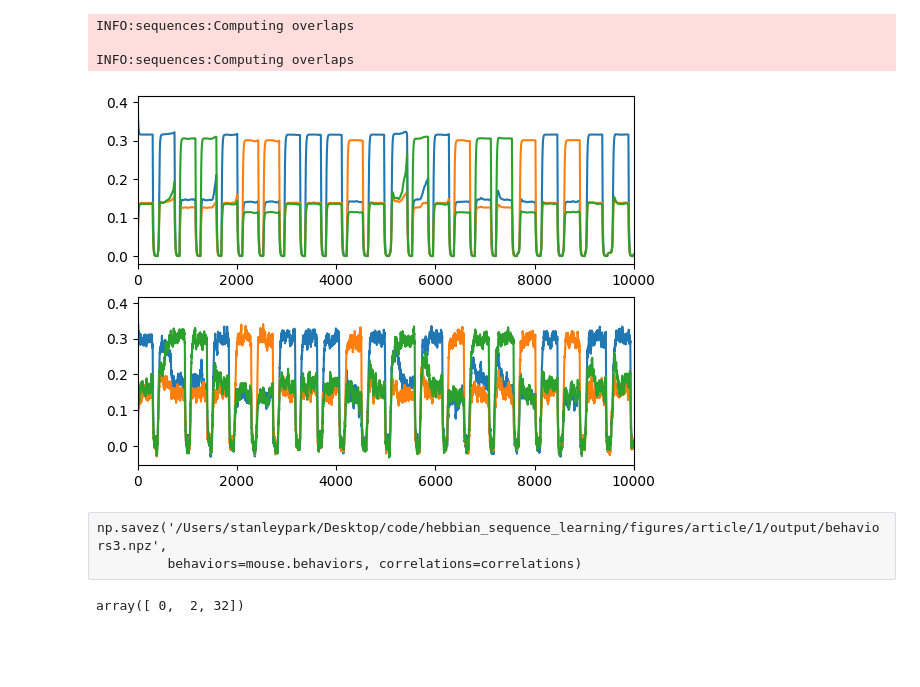
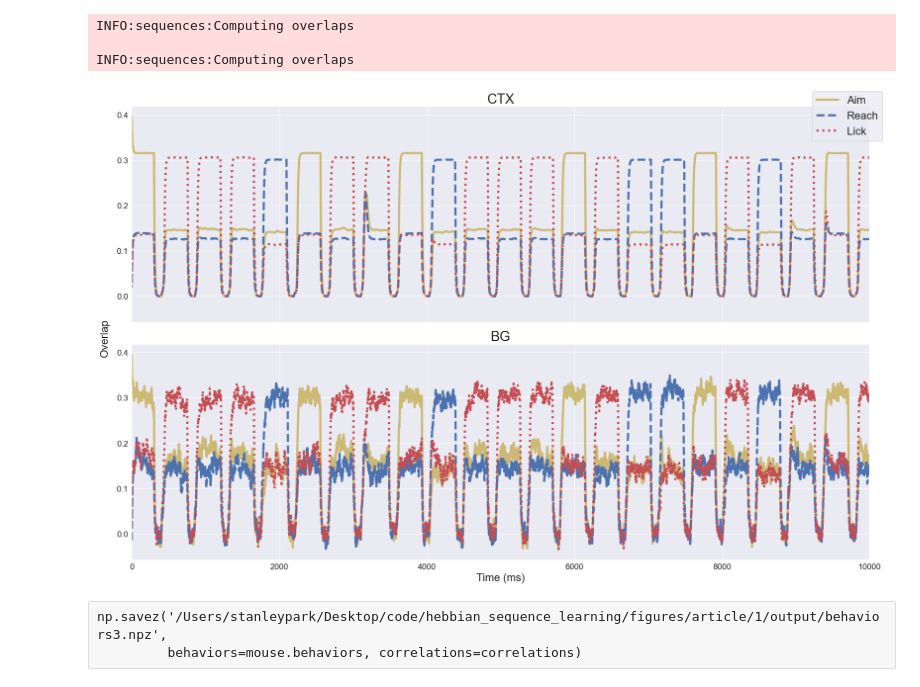
Before and after one commit to jp464/striatal-sequence, a Jupyter notebook: figures/article/1/net2-learning.ipynb, the cells around one changed output. Saved outputs shown, nothing was run; the diff lists cells and outputs as text; code cells hidden in the pictures; blank space fills up the shorter version.

```diff
--- a/figures/article/1/net2-learning.ipynb
+++ b/figures/article/1/net2-learning.ipynb
@@ -117,29 +119,29 @@ overlaps_bg = sequences_bg[0].overlaps(net_bg, bg, phi=phi)
 INFO:sequences:Computing overlaps
 
 INFO:sequences:Computing overlaps
-# %%
-import matplotlib.pyplot as plt
-fig, axes = plt.subplots(2,1)
-a, b = 0, 10000
-for i, v in enumerate(overlaps_ctx):
-    axes[0].plot(v, label=str(i))
-    axes[0].set_xlim(a, b)
-for i, v in enumerate(overlaps_bg):
-    axes[1].plot(v, label=str(i))
-    axes[1].set_xlim(a, b)
-# for i, v in enumerate(overlaps_bg):
-#     axes[2].plot(v, label=str(i))
-#     axes[2].set_xlim(a, b)
-#     axes[0].legend()
-# for i, v in enumerate(correlations_bg):
-#     axes[3].plot(v, label=str(i))
-#     axes[3].set_xlim(a, b)
-# %% [output]
-[figure, removed]
+# %%
+sns.set_style('dark')
+plt.rcParams["font.family"] = "arial"
+colors = sns.color_palette('deep')
+# %%
+fig, axes = plt.subplots(2,1, sharex=True, sharey=True, tight_layout=True, figsize=(20,13))
+axes[0].plot(overlaps_ctx[0], linestyle='solid', linewidth=4, color=colors[8])
+axes[0].plot(overlaps_ctx[1], linestyle='dashed', linewidth=4, color=colors[0])
+axes[0].plot(overlaps_ctx[2], linestyle='dotted', linewidth=4, color=colors[3])
+axes[0].set_yticks([0.0, 0.1, 0.2, 0.3, 0.4])
+axes[0].set_title("CTX", fontsize=25)
+axes[1].plot(overlaps_bg[0], linestyle='solid', linewidth=4, color=colors[8])
+axes[1].plot(overlaps_bg[1], linestyle='dashed', linewidth=4, color=colors[0])
+axes[1].plot(overlaps_bg[2], linestyle='dotted', linewidth=4, color=colors[3])
+axes[1].set_yticks([0.0, 0.1, 0.2, 0.3, 0.4])
+axes[1].set_title("BG", fontsize=25)
+axes[1].set_xlabel('Time (ms)', fontsize=20)
+fig.text(-0.01, 0.5, 'Overlap', va='center', rotation='vertical', fontsize=20)
+plt.setp(axes, xlim=(0, 10000))
+plt.figlegend(labels=['Aim', 'Reach', 'Lick'], fontsize=20)
+plt.show()
+# %% [output]
+[figure, added]
 # %% [raw]
 np.savez('/Users/stanleypark/Desktop/code/hebbian_sequence_learning/figures/article/1/output/behaviors3.npz',
          behaviors=mouse.behaviors, correlations=correlations)
-# %%
-np.sort(np.array([0, 32, 2]))
-# %% [output]
-array([ 0,  2, 32])
```
Also changed, not shown: parts of 2 cells of this notebook, 3 other files.
